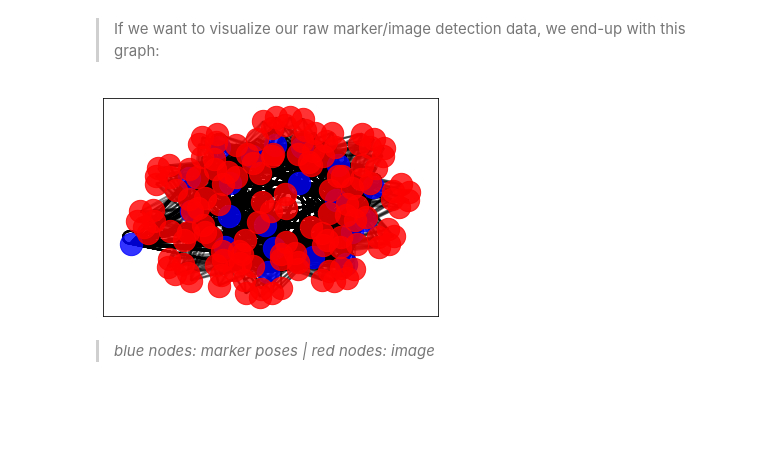
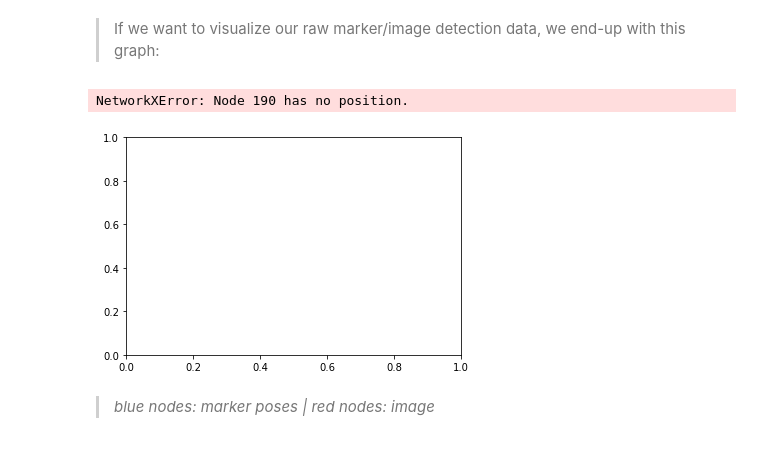
Before and after one commit to matisboualam/pycopo-doc-web, a Jupyter notebook: source/tutorial.ipynb, the cells around one changed output. Drawn from its saved outputs; the diff is of its cells as text; code cells hidden in the pictures; blank space fills up the shorter version.

```diff
--- a/source/tutorial.ipynb
+++ b/source/tutorial.ipynb
@@ -165,10 +143,10 @@ _______________
 # %%
 data = batch.merge_all()
 MG = pcp.utils.get_multigraph(data=data)
 G = pcp.utils.get_graph(data=data)
-pcp.utils.plot_graph(G, MG)
 # %% [output]
+NetworkXError: Node 190 has no position.
-[figure, old version]
+[figure, new version]
 # %% [markdown]
 > *blue nodes: marker poses | red nodes: image*
 # %% [markdown]
```
Also changed, not shown: parts of 10 cells of this notebook, 44 other files.
